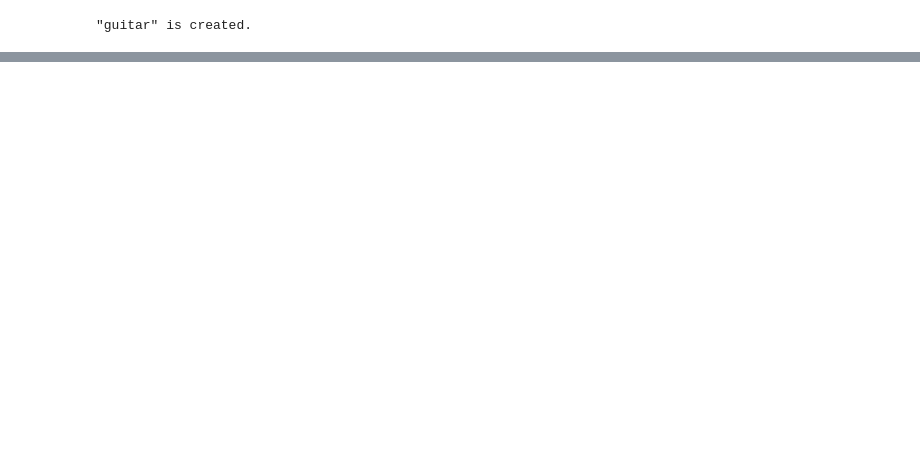
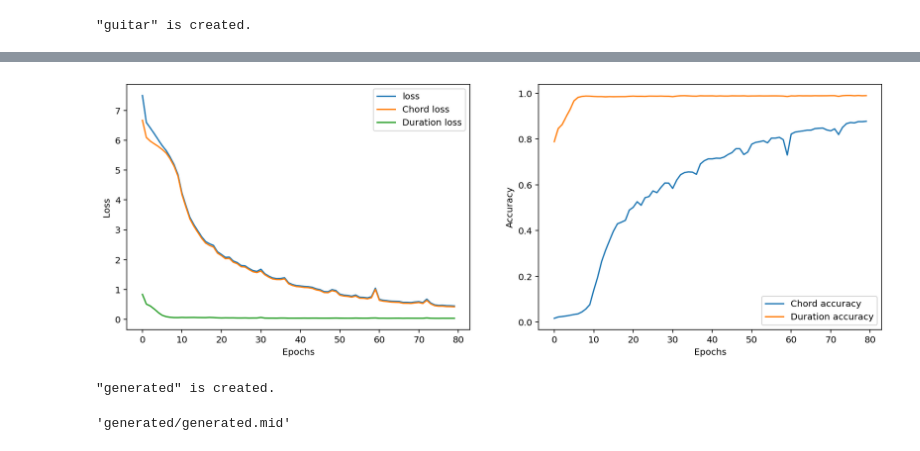
Before and after one commit to MohammadRaziei/Deep-Learning-Cource, a Jupyter notebook: HW04/Q1/HW04_Q1.ipynb, the cells around one changed output, grey strips where cells are left out. Cells and saved outputs as stored; diff of their text form; code cells hidden in the pictures; blank space fills up the shorter version.

```diff
--- a/HW04/Q1/HW04_Q1.ipynb
+++ b/HW04/Q1/HW04_Q1.ipynb
@@ -49,7 +54,7 @@ import time
 from tqdm.auto import trange
 
 
-instrument = 'Guitar'
+selected_instrument = 'Guitar'
 
 # Define URL components
 url_base = 'https://www.mutopiaproject.org/cgibin/make-table.cgi?startat={}&searchingfor=&Composer=&Instrument={}&Style=&collection=&id=&solo=&recent=&timelength=&timeunit=&lilyversion=&preview='
@@ -68,7 +73,7 @@ cnt = 0
 # Locate and download each MIDI file
 for cnt in trange(lim):
     cnt += 1
-    url = url_base.format(songNumber, instrument)
+    url = url_base.format(songNumber, selected_instrument)
     html = urlopen(url)
     soup = BeautifulSoup(html.read())
     links = soup.find_all('a')
@@ -132,13 +140,15 @@ from sklearn.preprocessing import LabelEncoder
 
 chord_encoder = LabelEncoder()
 chord_encoder.fit(sorted(list({*[subsub for sub in data_chords for subsub in sub]})))
+num_unique_chords = len(chord_encoder.classes_)
 
 duration_encoder = LabelEncoder()
 duration_encoder.fit(sorted(list({*[subsub for sub in data_durations for subsub in sub]})))
+num_unique_duration = len(duration_encoder.classes_)
 
-print('number of unique chords: ', len(chord_encoder.classes_))
+print('number of unique chords: ', num_unique_chords)
 print('10 instances of chords:', chord_encoder.classes_[0:10])
 print()
-print('number of unique duration: ', len(duration_encoder.classes_))
+print('number of unique duration: ', num_unique_duration)
 print('unique durations:', [str(s) for s in duration_encoder.classes_])
 # %% [output]
@@ -169,0 +188,5 @@ dir(chords_encoder)
+# %%
+from tensorflow.keras.utils import to_categorical
+
+target_chords_1hot = to_categorical(target_chords)
+target_durations_1hot = to_categorical(target_durations)
@@ -169,0 +275,9 @@ dir(chords_encoder)
+# %%
+train_data = [train_chords, train_durations]
+target_data = [target_chords_1hot, target_durations_1hot]
+history = model.fit(train_data,
+          target_data,
+          epochs=80,
+          batch_size=256
+          )
+model.save('simplemodel_chord_duration.h5')
@@ -169,0 +302,22 @@ dir(chords_encoder)
+# %%
+import matplotlib.pyplot as plt
+
+plt.figure(figsize=(15,5))
+
+plt.subplot(121)
+plt.plot(history.history['loss'], label='loss')
+plt.plot(history.history['output_chord_loss'], label='Chord loss')
+plt.plot(history.history['output_duration_loss'], label='Duration loss')
+plt.xlabel('Epochs')
+plt.ylabel('Loss')
+plt.legend()
+
+plt.subplot(122)
+plt.plot(history.history['output_chord_accuracy'], label='Chord accuracy')
+plt.plot(history.history['output_duration_accuracy'], label='Duration accuracy')
+plt.xlabel('Epochs')
+plt.ylabel('Accuracy')
+plt.legend()
+plt.show()
+# %% [output]
+[figure, added]
@@ -169,0 +353,27 @@ dir(chords_encoder)
+# %%
+from music21 import instrument, stream, note, chord
+from tqdm.auto import trange
+import os
+
+# Define save directory
+generated_folder = 'generated'
+create_empty_folder(generated_folder)
+
+# Create stream object and add guitar as instrument
+generated_stream = stream.Stream()
+generated_stream.append(instrument.Guitar())
+
+# Add notes and durations to stream
+for i in trange(generated_chords.shape[0]):
+    chord_str = chord_encoder.inverse_transform([generated_chords[i]])[0]
+    chord_str = chord_str.replace('.', ' ')
+    try:
+        generated_stream.append(note.Note(chord_str, quarterType = generated_durations[j]))
+    except:
+        generated_stream.append(chord.Chord(chord_str, quarterType = generated_durations[j]))
+
+# Export as MIDI file
+generated_stream.write('midi', fp=os.path.join(generated_folder,'generated-simplemodel.mid'))
+# %% [output]
+"generated" is created.
+'generated/generated.mid'
```
Also changed, not shown: parts of 22 cells of this notebook.
